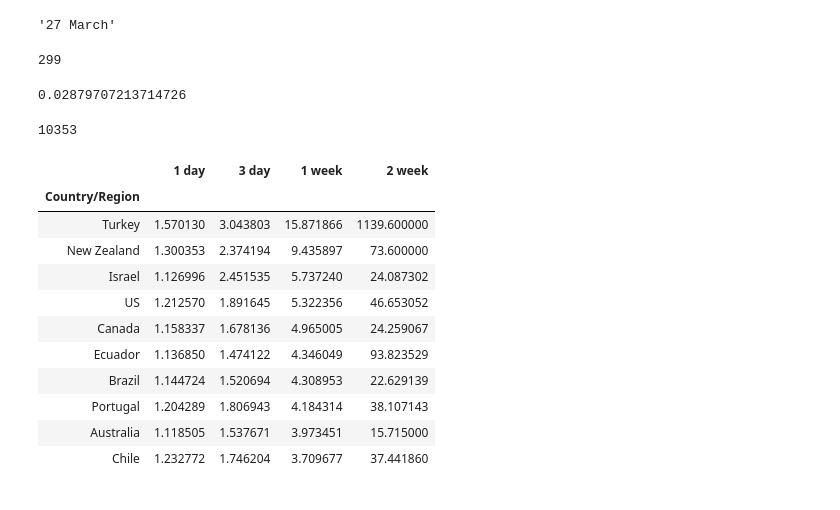
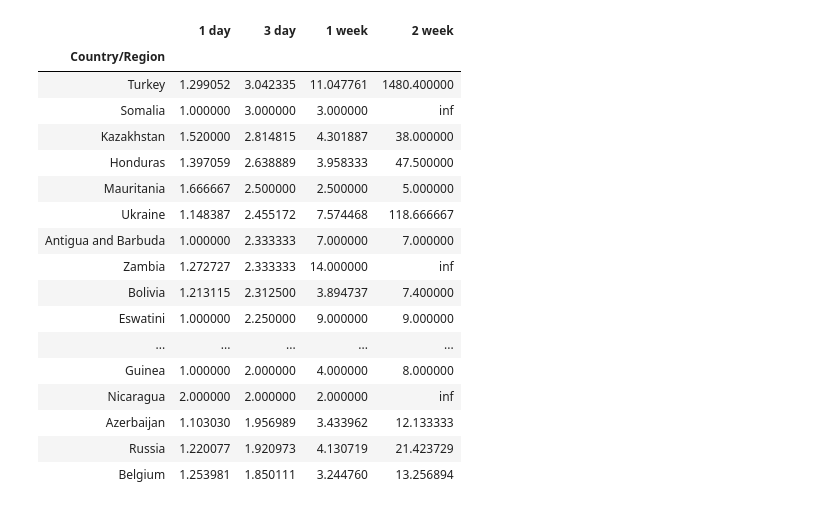
Before and after one commit to timmclennan/timmclennan.github.io, a Jupyter notebook: source/Coronavirus.ipynb, the cells around one changed output. Cells and saved outputs as stored; diff of their text form; code cells hidden in the pictures.

Commit message:
update 28th march

```diff
--- a/source/Coronavirus.ipynb
+++ b/source/Coronavirus.ipynb
@@ -144,5 +46,9 @@ factors = (cdf.loc['Confirmed', the_dates[-1]]/conf_1week)[conf_1week>1]
 def gen_rates(df, days_ago,names):
     today = df.iloc[:,-1]
     return pd.DataFrame({name:today/pair[1] for name,pair in zip(names, df.iloc[:, -1 - np.array(days_ago)].items())})
+# %%
+numdays_series = (cdf.loc['confirmed']>0).sum(1)
+has10days = numdays_series.index[numdays_series>=10]
 # %%
-rates=gen_rates(cdf.loc['confirmed'],[1,3,7,14],['1 day', '3 day', '1 week', '2 week']).loc[c30_idx]
+rates_all = gen_rates(cdf.loc['confirmed'],[1,3,7,14],['1 day', '3 day', '1 week', '2 week'])
+rates = rates_all.loc[has10days]
@@ -173,35 +68,25 @@ FIGURE_KW = dict(facet_col_wrap=2, height=900, labels={'0':'count'}, log_y=True,
 def coronavirus_figure(xdf, countries, today, factors, y=0, **kw):
     title='Coronavirus case data for NZ & the 30 countries with the most confirmed cases for %s' % today
     return set_widths(px.line(xdf, category_orders={'Country/Region':list(countries)}, x='date', y=y, title=title, **dict(FIGURE_KW, **kw)), factors)
-# %%
-the_dates[-1].strftime('%d %B')
-# %% [output]
-'27 March'
-# %%
-338-39
-# %% [output]
-299
-# %%
-299/10383
-# %% [output]
-0.02879707213714726
-# %%
-1479*7
-# %% [output]
-10353
-# %%
-rates.nlargest(10, '1 week')
-# %% [output]
-|  | 1 day | 3 day | 1 week | 2 week |
-| Country/Region |  |  |  |  |
-| Turkey | 1.570130 | 3.043803 | 15.871866 | 1139.600000 |
-| New Zealand | 1.300353 | 2.374194 | 9.435897 | 73.600000 |
-| Israel | 1.126996 | 2.451535 | 5.737240 | 24.087302 |
-| US | 1.212570 | 1.891645 | 5.322356 | 46.653052 |
-| Canada | 1.158337 | 1.678136 | 4.965005 | 24.259067 |
-| Ecuador | 1.136850 | 1.474122 | 4.346049 | 93.823529 |
-| Brazil | 1.144724 | 1.520694 | 4.308953 | 22.629139 |
-| Portugal | 1.204289 | 1.806943 | 4.184314 | 38.107143 |
-| Australia | 1.118505 | 1.537671 | 3.973451 | 15.715000 |
-| Chile | 1.232772 | 1.746204 | 3.709677 | 37.441860 |
+# %%
+rates.nlargest(20, '3 day')
+# %% [output]
+|  | 1 day | 3 day | 1 week | 2 week |
+| Country/Region |  |  |  |  |
+| Turkey | 1.299052 | 3.042335 | 11.047761 | 1480.400000 |
+| Somalia | 1.000000 | 3.000000 | 3.000000 | inf |
+| Kazakhstan | 1.520000 | 2.814815 | 4.301887 | 38.000000 |
+| Honduras | 1.397059 | 2.638889 | 3.958333 | 47.500000 |
+| Mauritania | 1.666667 | 2.500000 | 2.500000 | 5.000000 |
+| Ukraine | 1.148387 | 2.455172 | 7.574468 | 118.666667 |
+| Antigua and Barbuda | 1.000000 | 2.333333 | 7.000000 | 7.000000 |
+| Zambia | 1.272727 | 2.333333 | 14.000000 | inf |
+| Bolivia | 1.213115 | 2.312500 | 3.894737 | 7.400000 |
+| Eswatini | 1.000000 | 2.250000 | 9.000000 | 9.000000 |
+| ... | ... | ... | ... | ... |
+| Guinea | 1.000000 | 2.000000 | 4.000000 | 8.000000 |
+| Nicaragua | 2.000000 | 2.000000 | 2.000000 | inf |
+| Azerbaijan | 1.103030 | 1.956989 | 3.433962 | 12.133333 |
+| Russia | 1.220077 | 1.920973 | 4.130719 | 21.423729 |
+| Belgium | 1.253981 | 1.850111 | 3.244760 | 13.256894 |
 # %%
```
Also changed, not shown: parts of 55 cells of this notebook, 1 other file.
